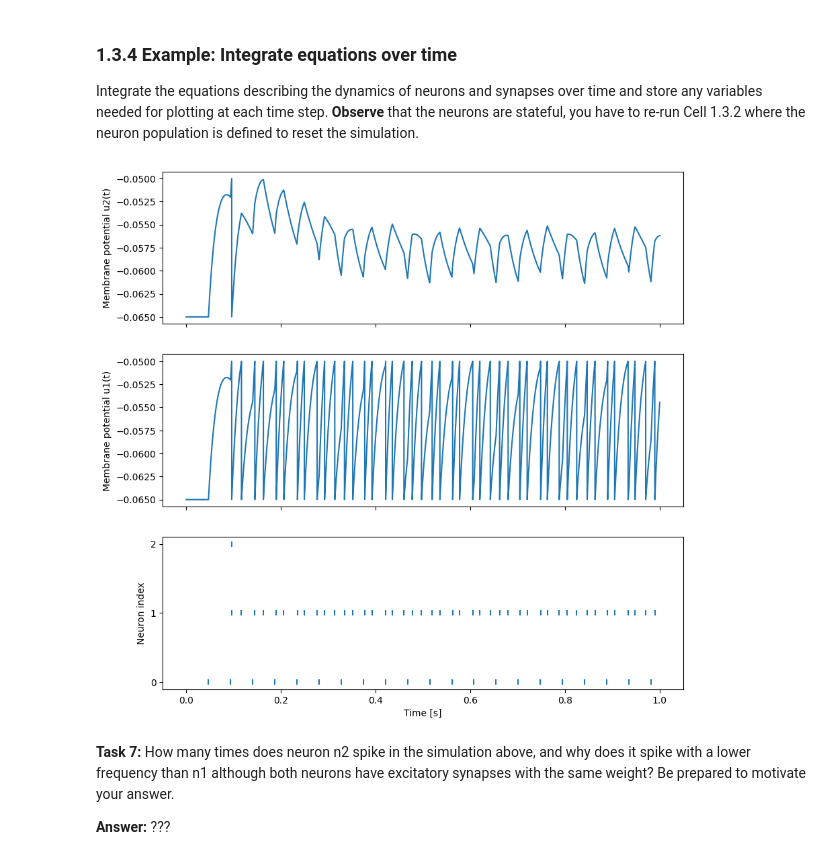
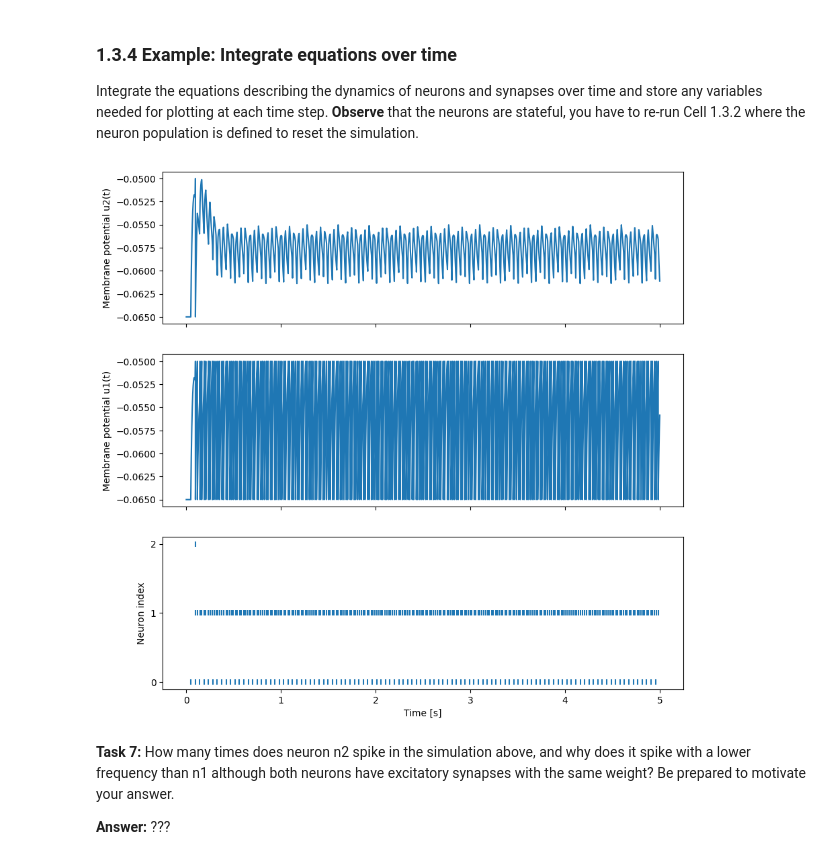
Before and after one commit to afy/d7046e-snn1, a Jupyter notebook: SNN-Exercise-1.ipynb, the cells around one changed output. Cells and saved outputs as stored; diff of their text form; code cells hidden in the pictures.

```diff
--- a/SNN-Exercise-1.ipynb
+++ b/SNN-Exercise-1.ipynb
@@ -211,7 +197,7 @@ def computeSpikeFrequency(I_syn):
     return Hz
 
 # Input current range
-I_syn = np.arange(0, 600e-12, 50e-12) # (start, stop, step)
+I_syn = np.arange(0, 600e-12, 10e-12) # (start, stop, step)
 
 # Compute spike frequency for varying input currents
 Hz = computeSpikeFrequency(I_syn)
@@ -381,39 +376,39 @@ Integrate the equations describing the dynamics of neurons and synapses over tim
 # %%
 dt = 1e-5
 
-t0 = t
+t0 = t = 0
 tv = []
 u1 = []
 u2 = []
 t_spike = []
 n_spike = []
 
 while t < t0+1:
 
     # Update the network
     spikes = snn_update(dt, t, neurons, connections)
 
     # Store membrane potentials of n1 and n2 for plotting/analysis
     tv.append(t)
     u1.append(n1['u'])
     u2.append(n2['u'])
 
     # Store spikes needed for plotting/analysis
     if len(spikes)>0:
         for s in spikes:
             t_spike.append(t)
             n_spike.append(s)
 
     # Timestep completed
     t += dt
 
 plt.rcParams['figure.figsize'] = [10, 10]
 fig,(ax1,ax2,ax3) = plt.subplots(3,1, sharex=True)
 ax1.plot(tv,u2); ax1.set_ylabel('Membrane potential u2(t)')
 ax2.plot(tv,u1); ax2.set_ylabel('Membrane potential u1(t)')
 rasterplot(ax3, t_spike, n_spike,'Time [s]','Neuron index')
 # %% [output]
-[figure, old version]
+[figure, new version]
 # %% [markdown]
 **Task 7:** How many times does neuron n2 spike in the simulation above, and why does it spike with a lower frequency than n1 although both neurons have excitatory synapses with the same weight? Be prepared to motivate your answer.
 
```
Also changed, not shown: parts of 9 cells of this notebook.
